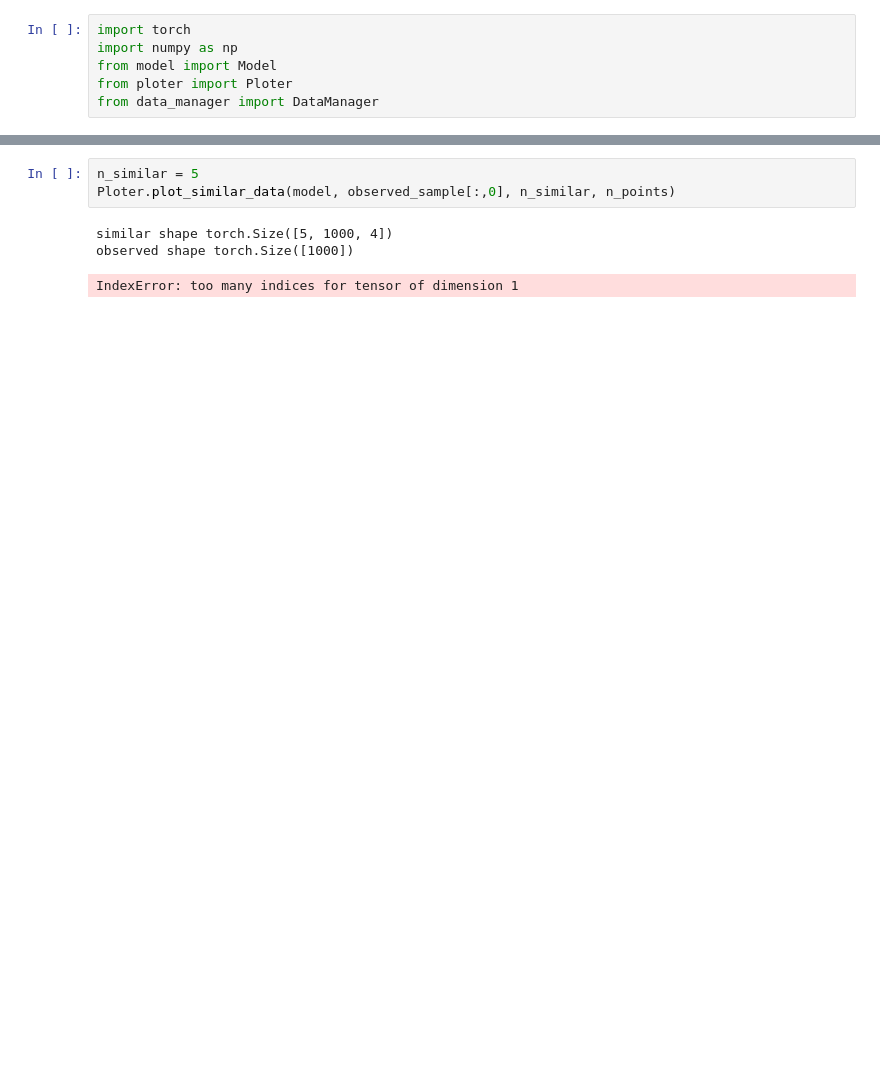
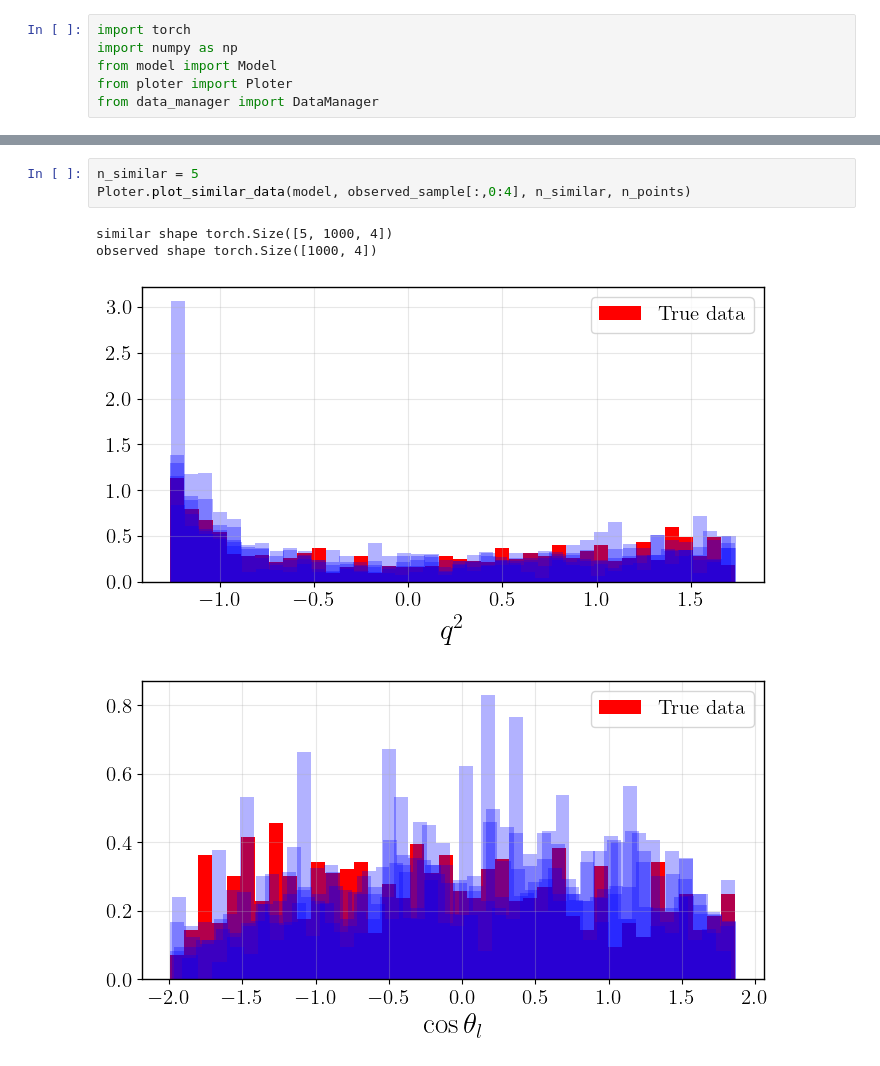
Before and after one commit to NilsCt/sbi-particle-physics, a Jupyter notebook: basic_sbi.ipynb, the cells around one changed output, grey strips where cells are left out. Saved outputs shown, nothing was run; the diff lists cells and outputs as text; blank space fills up the shorter version.

```diff
--- a/basic_sbi.ipynb
+++ b/basic_sbi.ipynb
@@ -51,7 +51,8 @@ Predicted parameter mean tensor(4.0797)
 # %%
 n_similar = 5
-Ploter.plot_similar_data(model, observed_sample[:,0], n_similar, n_points)
+Ploter.plot_similar_data(model, observed_sample[:,0:4], n_similar, n_points)
 # %% [output]
 similar shape torch.Size([5, 1000, 4])
-observed shape torch.Size([1000])
+observed shape torch.Size([1000, 4])
-IndexError: too many indices for tensor of dimension 1
+[figure, added]
+[figure, added]
```
Also changed, not shown: parts of 4 cells of this notebook, 5 other files.
